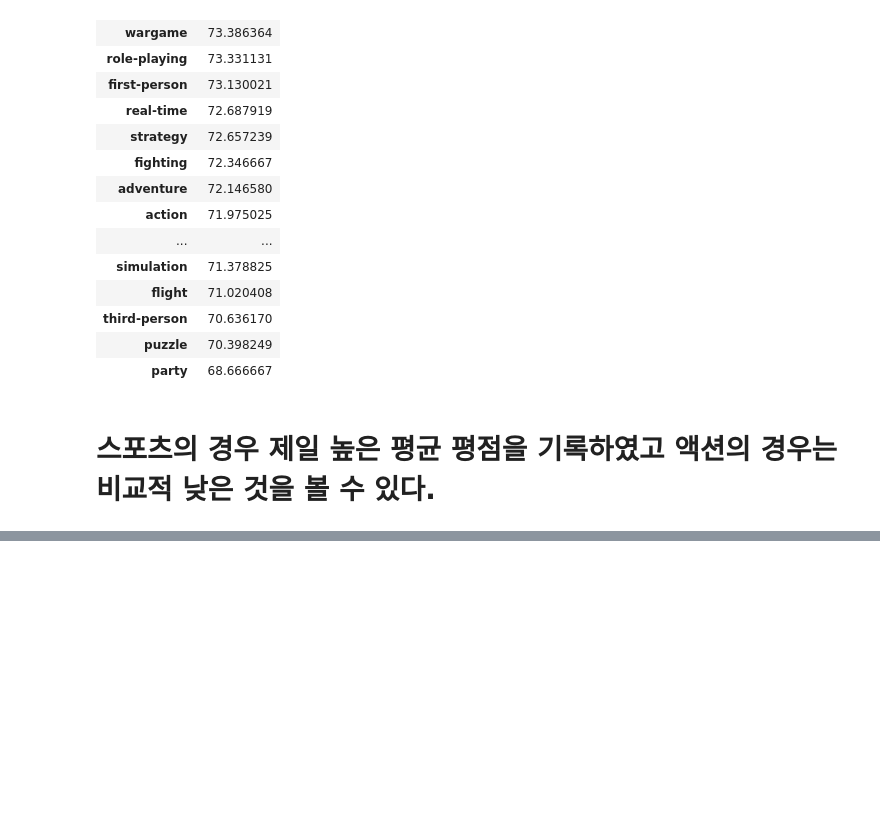
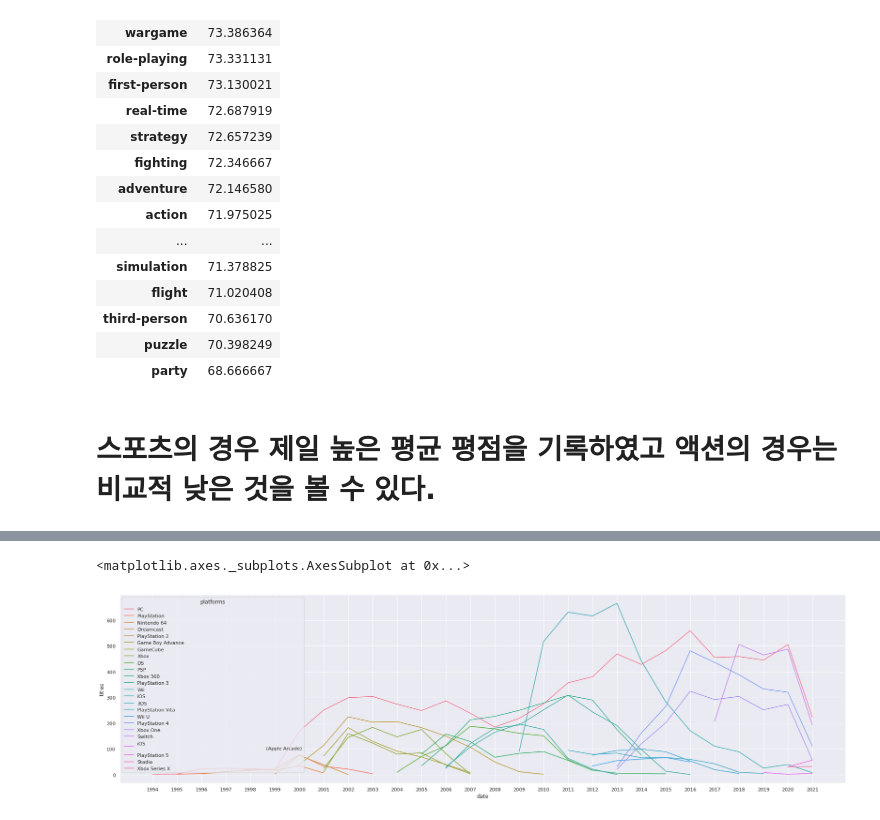
Before and after one commit to youngwoo3283/codestates_section1_project, a Jupyter notebook: section1_project.ipynb, the cells around one changed output, grey strips where cells are left out. Saved outputs shown, nothing was run; the diff lists cells and outputs as text; code cells hidden in the pictures; blank space fills up the shorter version.

```diff
--- a/section1_project.ipynb
+++ b/section1_project.ipynb
@@ -658,0 +708,3 @@ df_meta.groupby('genre').mean().sort_values('metascore',ascending = False)
+# %%
+df_meta_platform = df_meta.groupby(['date','platforms']).count()
+df_meta_platform.tail(8)
@@ -658,0 +722,5 @@ df_meta.groupby('genre').mean().sort_values('metascore',ascending = False)
+# %%
+sns.lineplot(x = 'date',y = 'titles',hue = 'platforms',data = df_meta_platform)
+# %% [output]
+<matplotlib.axes._subplots.AxesSubplot at 0x...>
+[figure, added]
```
Also changed, not shown: parts of 15 cells of this notebook.
